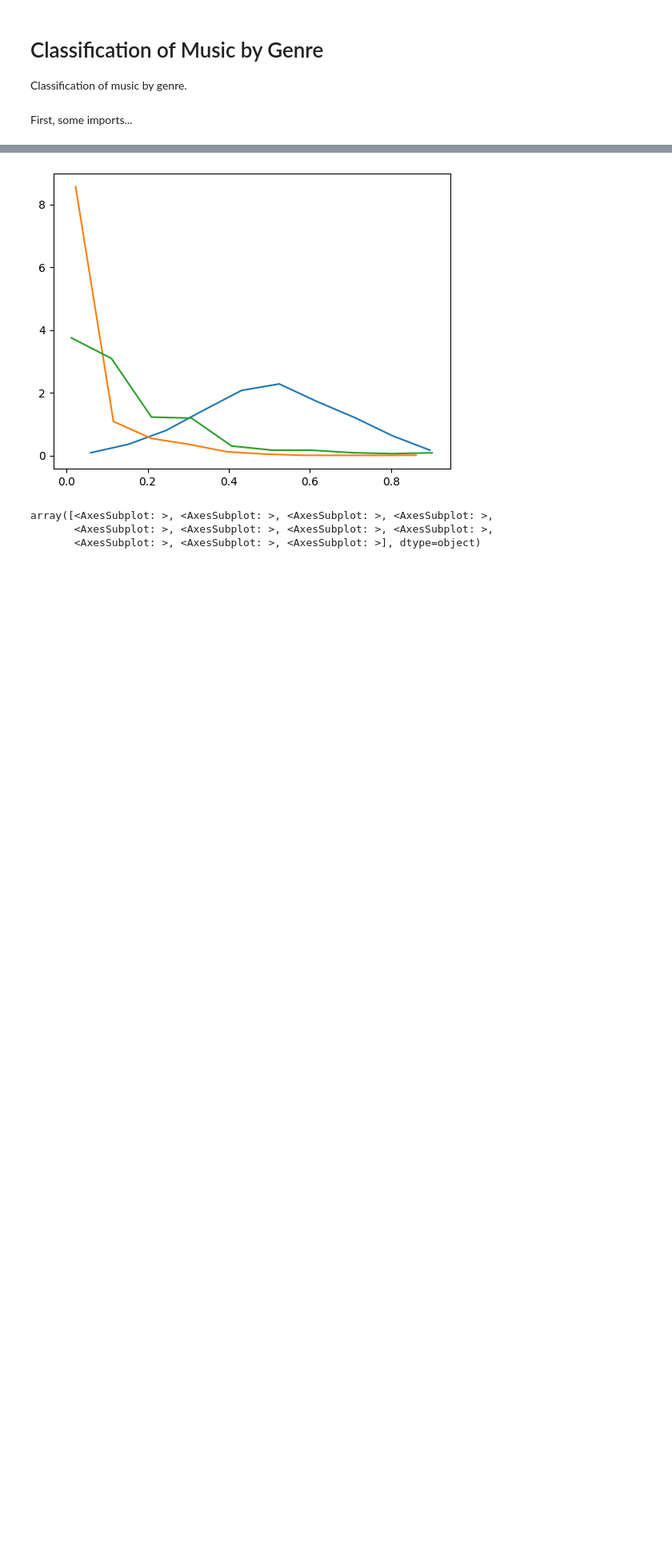
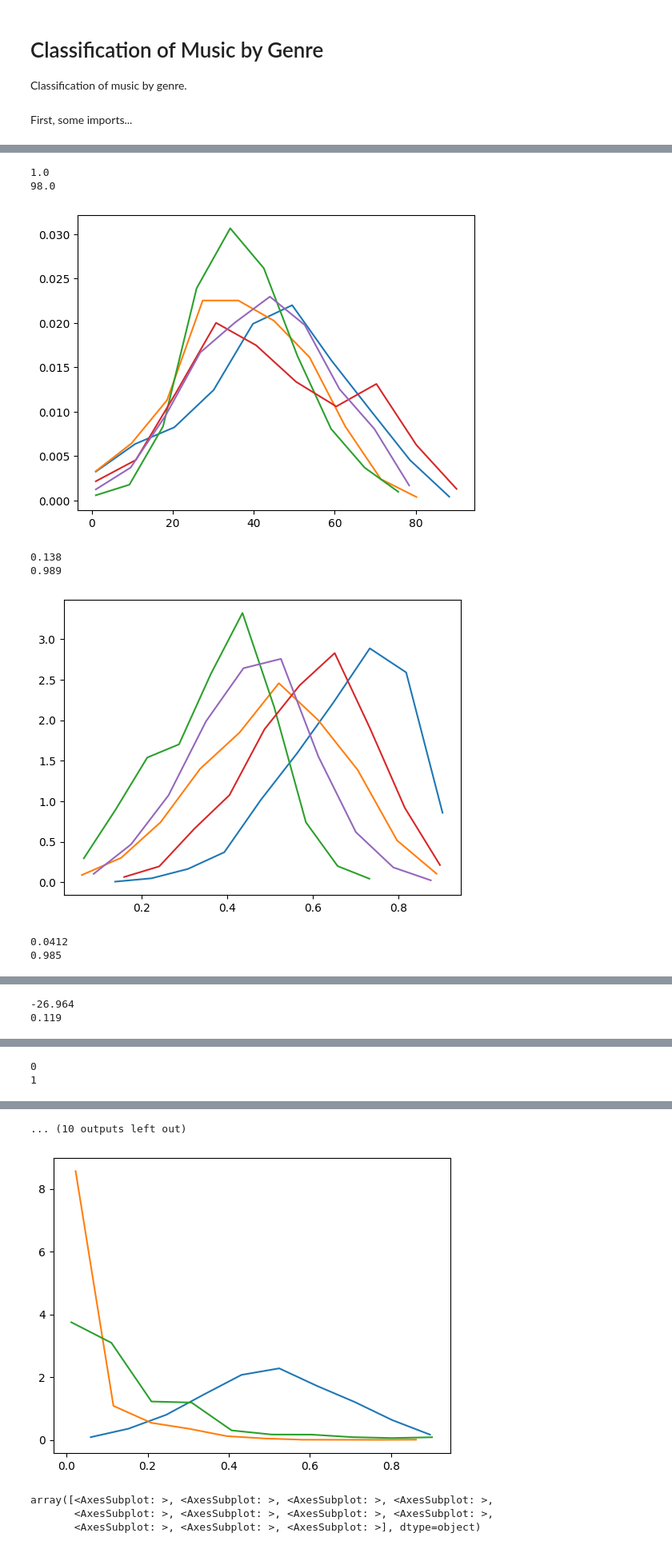
Before and after one commit to Grace-H/genre-class, a Jupyter notebook: genre-class.ipynb, the cells around one changed output, grey strips where cells are left out. Shown at 80% size. Saved outputs shown, nothing was run; the diff lists cells and outputs as text; code cells hidden in the pictures; blank space fills up the shorter version.

```diff
--- a/genre-class.ipynb
+++ b/genre-class.ipynb
@@ -59,0 +40,29 @@ Name: Class, dtype: int64
+# %%
+# Graph features
+type5 = df[df.Class == 5]
+type6 = df[df.Class == 6]
+type8 = df[df.Class == 8]
+type9 = df[df.Class == 9]
+type10 = df[df.Class == 10]
+
+for cat in ["Popularity", "danceability", "energy", "loudness", "mode", "speechiness", "acousticness", "liveness", "valence", "tempo", "time_signature"]:
+    print(min(type5[cat]))
+    print(max(type5[cat]))
+    hists = [np.histogram(type5[cat], density=True),
+             np.histogram(type6[cat], density=True),
+             np.histogram(type8[cat], density=True),
+             np.histogram(type9[cat], density=True),
+             np.histogram(type10[cat], density=True)]
+
+    for j in range(len(hists)):
+        plt.plot(hists[j][1][:-1], hists[j][0])
+    plt.show()
+# %% [output]
+1.0
+98.0
+[figure, added]
+0.138
+0.989
+[figure, added]
+0.0412
+0.985
@@ -59,0 +70,2 @@ Name: Class, dtype: int64
+-26.964
+0.119
@@ -59,0 +73,2 @@ Name: Class, dtype: int64
+0
+1
@@ -60,3 +79,4 @@ Name: Class, dtype: int64
+... (10 outputs left out)
 # %%
 import matplotlib.pyplot as plt
 %matplotlib inline
```
Also changed, not shown: parts of 9 cells of this notebook.
